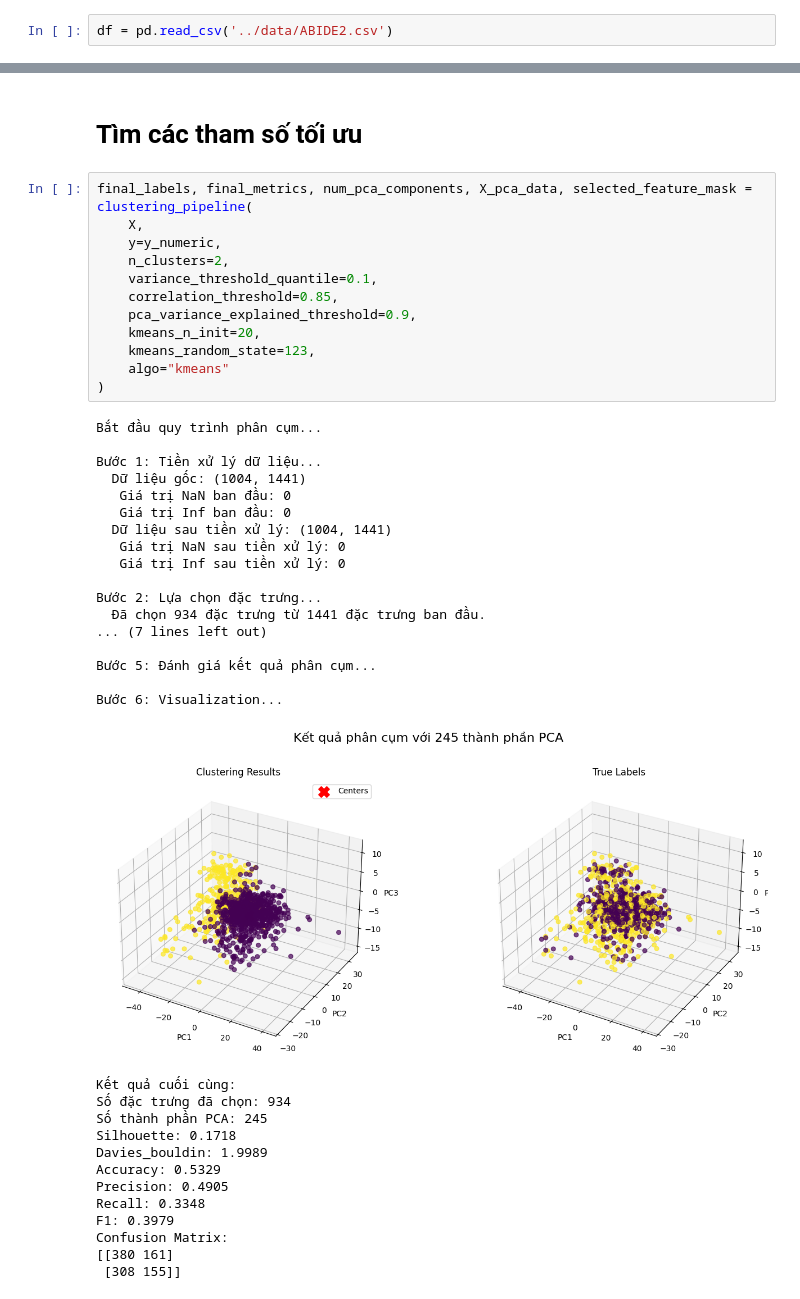
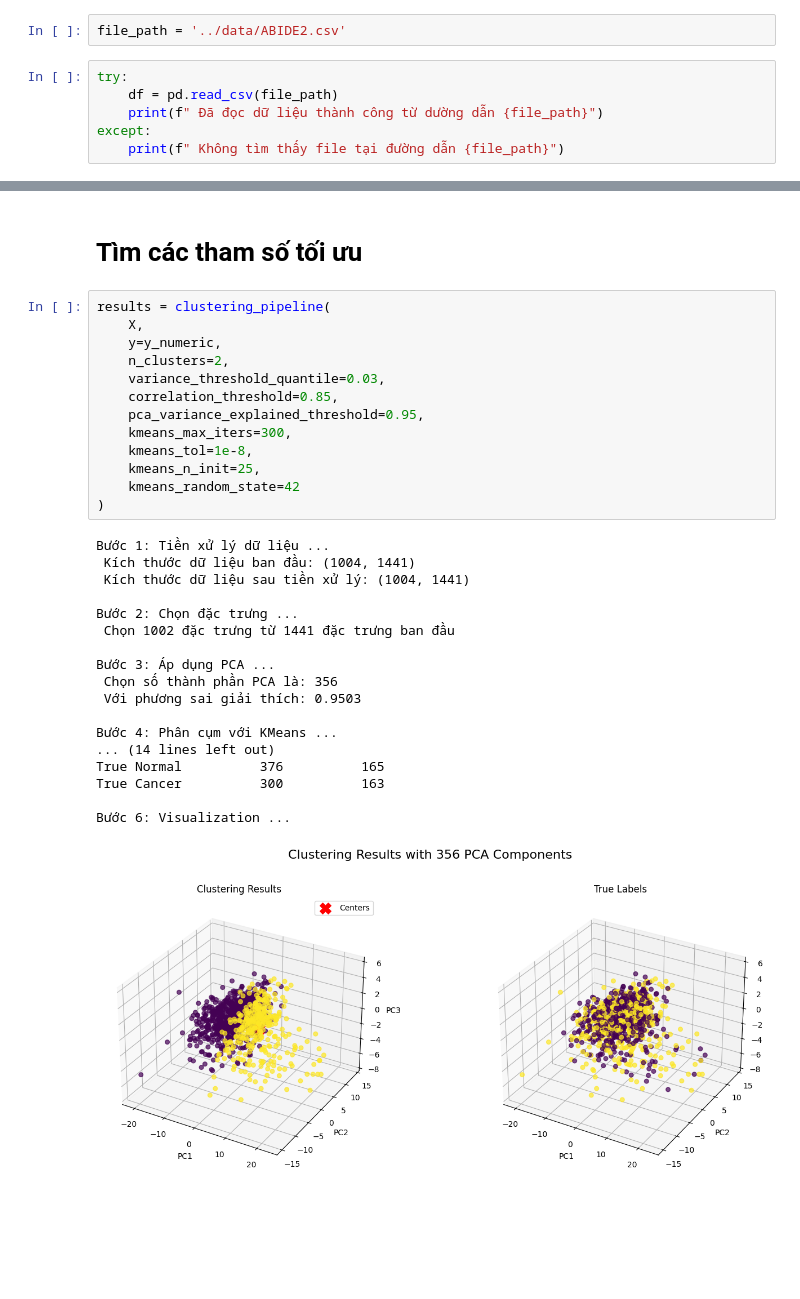
Before and after one commit to khoaoe/HCMUS-MathAI-Lab2-PCAAndClustering, a Jupyter notebook: Clustering/clustering.ipynb, the cells around one changed output, grey strips where cells are left out. Drawn from its saved outputs; the diff is of its cells as text; blank space fills up the shorter version.

```diff
--- a/Clustering/clustering.ipynb
+++ b/Clustering/clustering.ipynb
@@ -869,4 +629,10 @@ def clustering_pipeline(X, y=None, n_clusters=2,
 # %% [markdown]
 # Chuẩn bị dữ liệu
 # %%
-df = pd.read_csv('../data/ABIDE2.csv')
+file_path = '../data/ABIDE2.csv'
+# %%
+try:
+    df = pd.read_csv(file_path)
+    print(f" Đã đọc dữ liệu thành công từ dường dẫn {file_path}")
+except:
+    print(f" Không tìm thấy file tại đường dẫn {file_path}")
@@ -903,45 +671,34 @@ y_numeric = np.where(y == 'Cancer', 1, 0)
 # %% [markdown]
 # Tìm các tham số tối ưu
 # %%
-final_labels, final_metrics, num_pca_components, X_pca_data, selected_feature_mask = clustering_pipeline(
+results = clustering_pipeline(
     X,
     y=y_numeric,
     n_clusters=2,
-    variance_threshold_quantile=0.1,
+    variance_threshold_quantile=0.03,
     correlation_threshold=0.85,
-    pca_variance_explained_threshold=0.9,
-    kmeans_n_init=20,
-    kmeans_random_state=123,
-    algo="kmeans"
+    pca_variance_explained_threshold=0.95,
+    kmeans_max_iters=300,
+    kmeans_tol=1e-8,
+    kmeans_n_init=25,
+    kmeans_random_state=42
 )
 # %% [output]
-Bắt đầu quy trình phân cụm...
+Bước 1: Tiền xử lý dữ liệu ...
+ Kích thước dữ liệu ban đầu: (1004, 1441)
+ Kích thước dữ liệu sau tiền xử lý: (1004, 1441)
 
-Bước 1: Tiền xử lý dữ liệu...
-  Dữ liệu gốc: (1004, 1441)
-   Giá trị NaN ban đầu: 0
-   Giá trị Inf ban đầu: 0
-  Dữ liệu sau tiền xử lý: (1004, 1441)
-   Giá trị NaN sau tiền xử lý: 0
-   Giá trị Inf sau tiền xử lý: 0
+Bước 2: Chọn đặc trưng ...
+ Chọn 1002 đặc trưng từ 1441 đặc trưng ban đầu
 
-Bước 2: Lựa chọn đặc trưng...
-  Đã chọn 934 đặc trưng từ 1441 đặc trưng ban đầu.
-... (7 lines left out)
+Bước 3: Áp dụng PCA ...
+ Chọn số thành phần PCA là: 356
+ Với phương sai giải thích: 0.9503
 
-Bước 5: Đánh giá kết quả phân cụm...
+Bước 4: Phân cụm với KMeans ...
+... (14 lines left out)
+True Normal          376          165
+True Cancer          300          163
 
-Bước 6: Visualization...
+Bước 6: Visualization ...
-[figure, old version]
+[figure, new version]
-Kết quả cuối cùng:
-Số đặc trưng đã chọn: 934
-Số thành phần PCA: 245
-Silhouette: 0.1718
-Davies_bouldin: 1.9989
-Accuracy: 0.5329
-Precision: 0.4905
-Recall: 0.3348
-F1: 0.3979
-Confusion Matrix:
-[[380 161]
- [308 155]]
```
Also changed, not shown: parts of 17 cells of this notebook.
